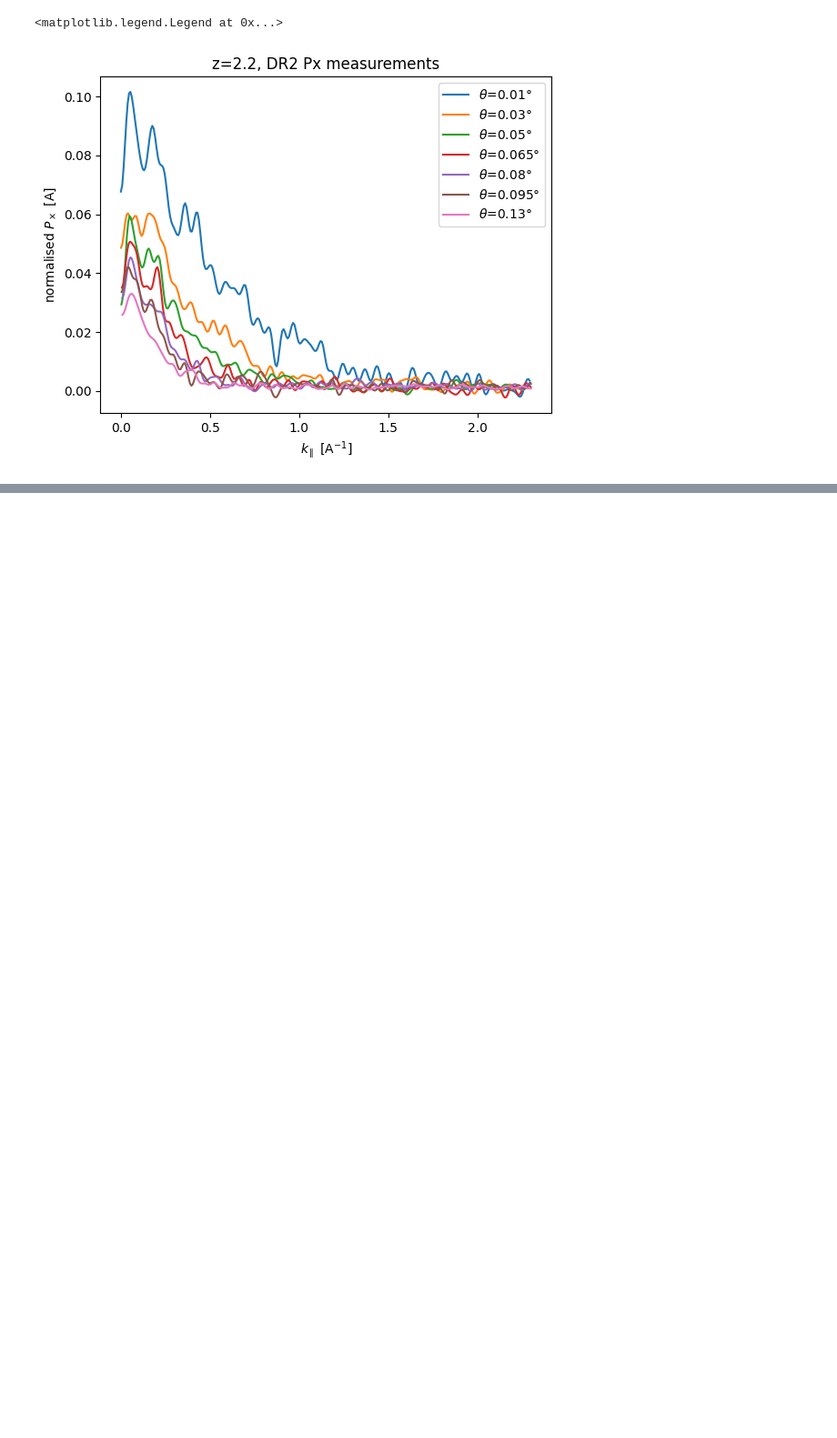
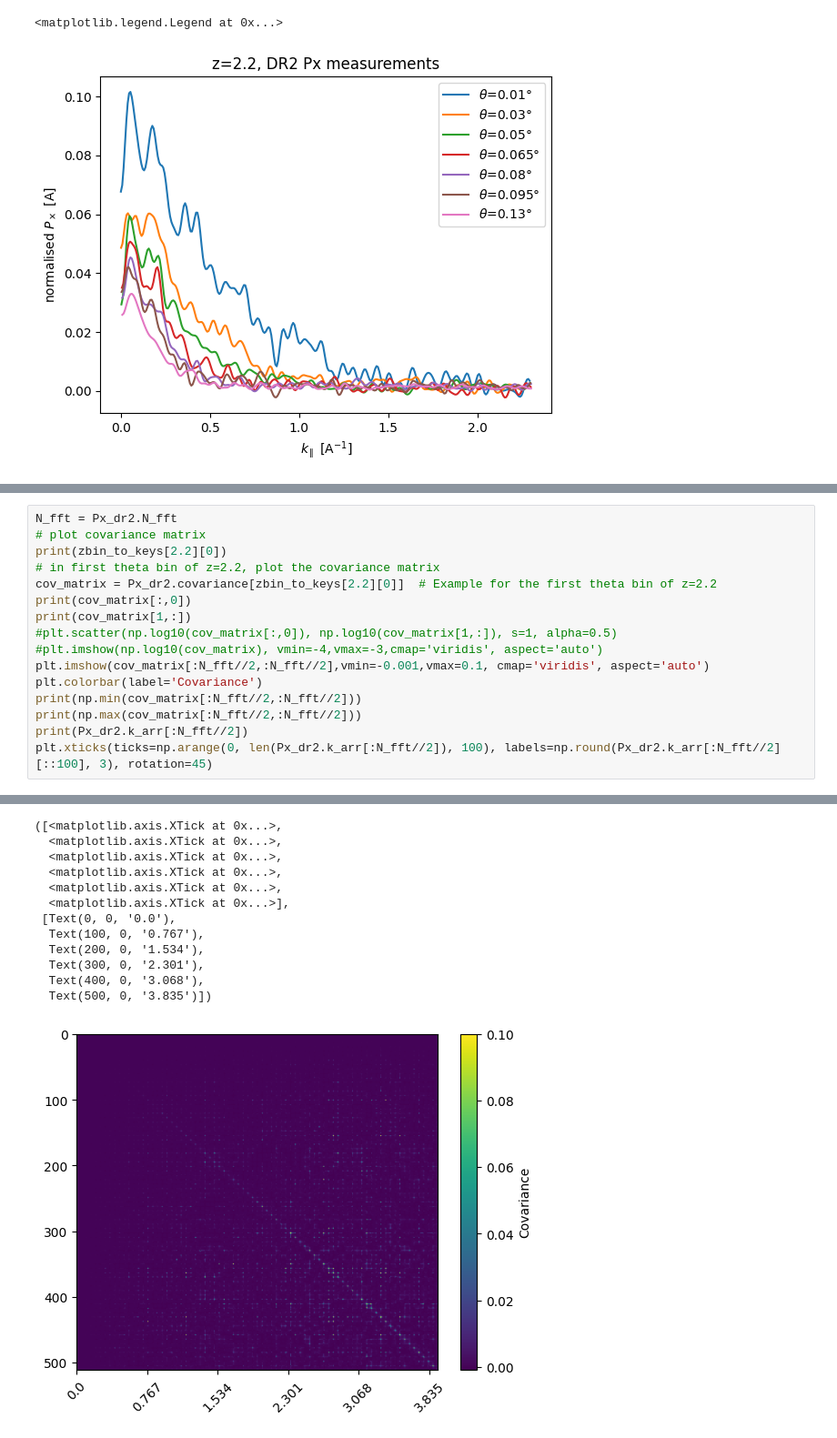
Before and after one commit to sindhusatyavolu/Lya_Px, a Jupyter notebook: notebooks/compare_Gaussian_skewers.ipynb, the cells around one changed output, grey strips where cells are left out. Shown at 91% size. Drawn from its saved outputs; the diff is of its cells as text; blank space fills up the shorter version.

```diff
--- a/notebooks/compare_Gaussian_skewers.ipynb
+++ b/notebooks/compare_Gaussian_skewers.ipynb
@@ -334,0 +364,17 @@ plt.legend()
+# %%
+N_fft = Px_dr2.N_fft
+# plot covariance matrix
+print(zbin_to_keys[2.2][0])
+# in first theta bin of z=2.2, plot the covariance matrix
+cov_matrix = Px_dr2.covariance[zbin_to_keys[2.2][0]]  # Example for the first theta bin of z=2.2
+print(cov_matrix[:,0])
+print(cov_matrix[1,:])
+#plt.scatter(np.log10(cov_matrix[:,0]), np.log10(cov_matrix[1,:]), s=1, alpha=0.5)
+#plt.imshow(np.log10(cov_matrix), vmin=-4,vmax=-3,cmap='viridis', aspect='auto')
+plt.imshow(cov_matrix[:N_fft//2,:N_fft//2],vmin=-0.001,vmax=0.1, cmap='viridis', aspect='auto')
+plt.colorbar(label='Covariance')
+print(np.min(cov_matrix[:N_fft//2,:N_fft//2]))
+print(np.max(cov_matrix[:N_fft//2,:N_fft//2]))
+print(Px_dr2.k_arr[:N_fft//2])
+plt.xticks(ticks=np.arange(0, len(Px_dr2.k_arr[:N_fft//2]), 100), labels=np.round(Px_dr2.k_arr[:N_fft//2][::100], 3), rotation=45)
+# %% [output]
@@ -334,0 +398,13 @@ plt.legend()
+([<matplotlib.axis.XTick at 0x...>,
+  <matplotlib.axis.XTick at 0x...>,
+  <matplotlib.axis.XTick at 0x...>,
+  <matplotlib.axis.XTick at 0x...>,
+  <matplotlib.axis.XTick at 0x...>,
+  <matplotlib.axis.XTick at 0x...>],
+ [Text(0, 0, '0.0'),
+  Text(100, 0, '0.767'),
+  Text(200, 0, '1.534'),
+  Text(300, 0, '2.301'),
+  Text(400, 0, '3.068'),
+  Text(500, 0, '3.835')])
+[figure, added]
```
Also changed, not shown: parts of 12 cells of this notebook, 3 other files.
